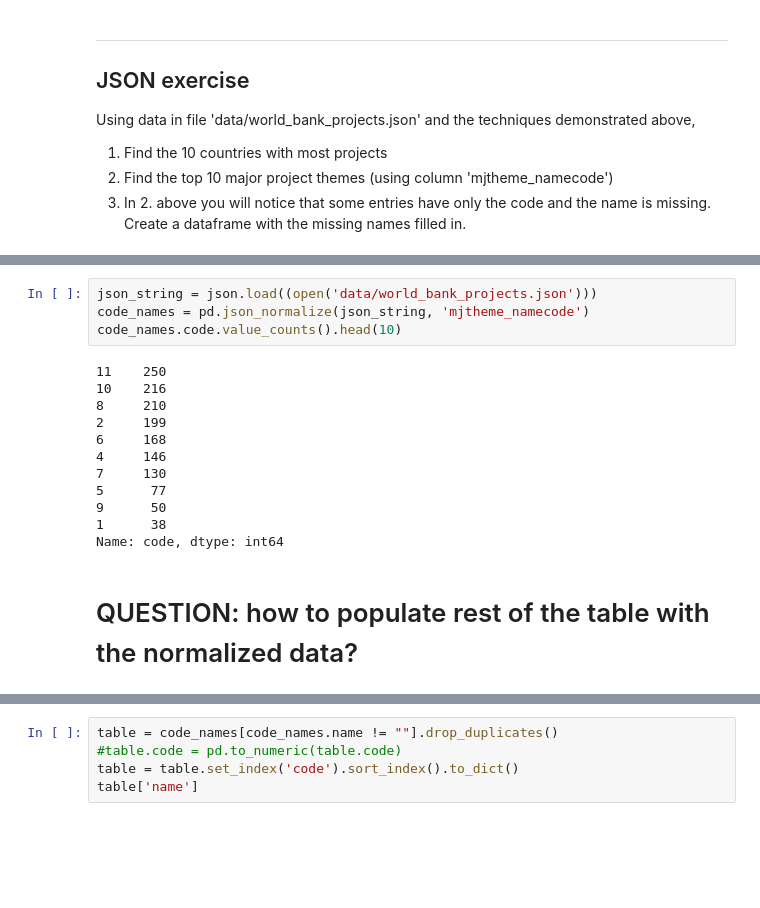
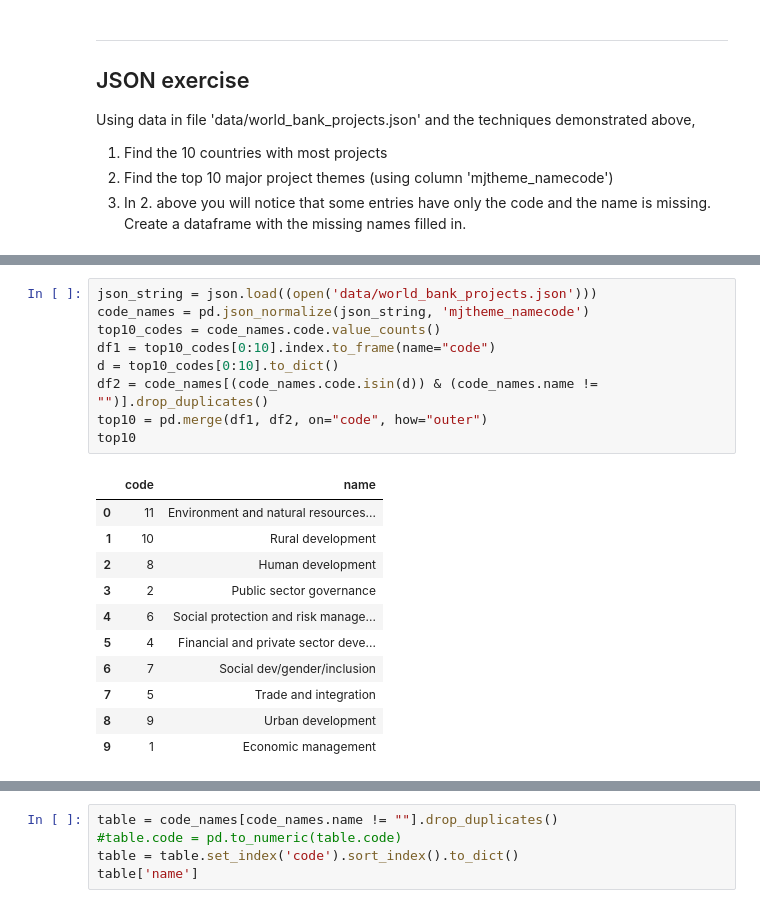
Before and after one commit to simng91/Springboard, a Jupyter notebook: miniProjects/5.4.4 Mini_Project_Wrangling_Json_Exercise.ipynb, the cells around one changed output, grey strips where cells are left out. Saved outputs shown, nothing was run; the diff lists cells and outputs as text; blank space fills up the shorter version.

```diff
--- a/miniProjects/5.4.4 Mini_Project_Wrangling_Json_Exercise.ipynb
+++ b/miniProjects/5.4.4 Mini_Project_Wrangling_Json_Exercise.ipynb
@@ -130,19 +131,22 @@ Name: countryname, dtype: int64
 # %%
 json_string = json.load((open('data/world_bank_projects.json')))
 code_names = pd.json_normalize(json_string, 'mjtheme_namecode')
-code_names.code.value_counts().head(10)
+top10_codes = code_names.code.value_counts()
+df1 = top10_codes[0:10].index.to_frame(name="code")
+d = top10_codes[0:10].to_dict()
+df2 = code_names[(code_names.code.isin(d)) & (code_names.name != "")].drop_duplicates()
+top10 = pd.merge(df1, df2, on="code", how="outer")
+top10
 # %% [output]
-11    250
-10    216
-8     210
-2     199
-6     168
-4     146
-7     130
-5      77
-9      50
-1      38
-Name: code, dtype: int64
+|  | code | name |
+| 0 | 11 | Environment and natural resources... |
+| 1 | 10 | Rural development |
+| 2 | 8 | Human development |
+| 3 | 2 | Public sector governance |
+| 4 | 6 | Social protection and risk manage... |
+| 5 | 4 | Financial and private sector deve... |
+| 6 | 7 | Social dev/gender/inclusion |
+| 7 | 5 | Trade and integration |
+| 8 | 9 | Urban development |
+| 9 | 1 | Economic management |
-# %% [markdown]
-# QUESTION: how to populate rest of the table with the normalized data?
 # %%
```
Also changed, not shown: parts of 9 cells of this notebook, 22 other files.
